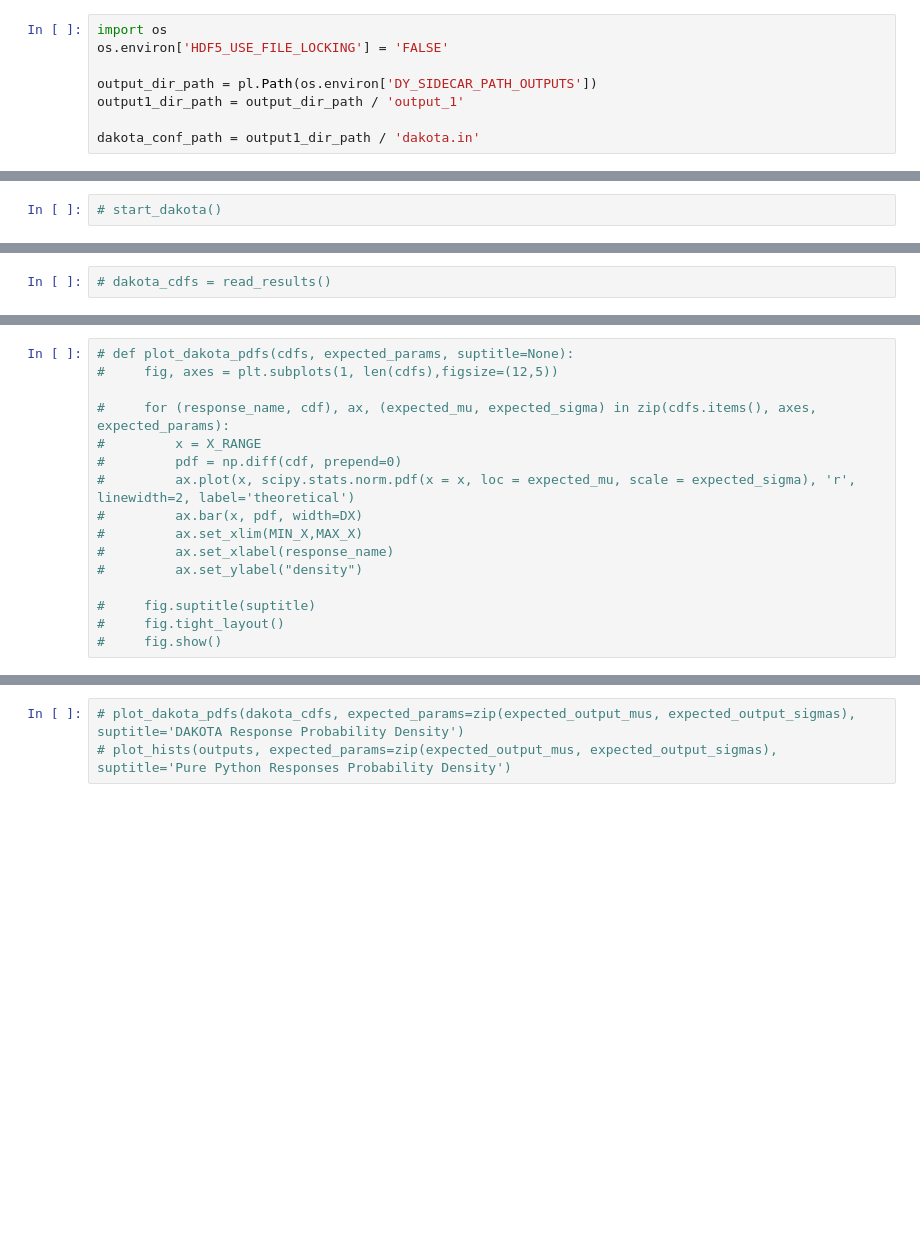
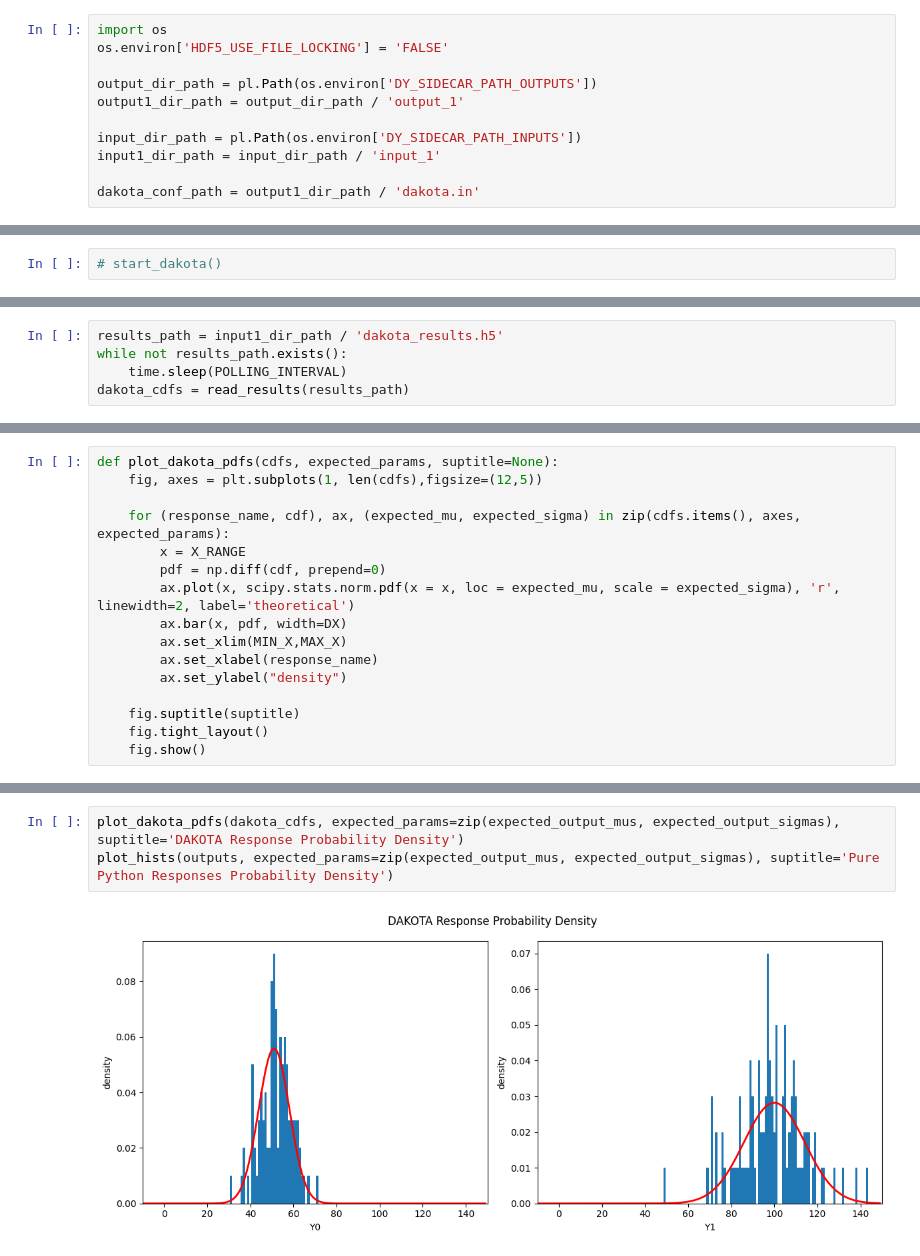
Before and after one commit to wvangeit/uncertprop, a Jupyter notebook: example1/notebook/UQ.ipynb, the cells around one changed output, grey strips where cells are left out. Drawn from its saved outputs; the diff is of its cells as text; blank space fills up the shorter version.

```diff
--- a/example1/notebook/UQ.ipynb
+++ b/example1/notebook/UQ.ipynb
@@ -18,5 +22,8 @@ os.environ['HDF5_USE_FILE_LOCKING'] = 'FALSE'
 output_dir_path = pl.Path(os.environ['DY_SIDECAR_PATH_OUTPUTS'])
 output1_dir_path = output_dir_path / 'output_1'
 
+input_dir_path = pl.Path(os.environ['DY_SIDECAR_PATH_INPUTS'])
+input1_dir_path = input_dir_path / 'input_1'
+
 dakota_conf_path = output1_dir_path / 'dakota.in'
 # %%
@@ -230,2 +260,5 @@ method
 # %%
-# dakota_cdfs = read_results()
+results_path = input1_dir_path / 'dakota_results.h5'
+while not results_path.exists():
+    time.sleep(POLLING_INTERVAL)
+dakota_cdfs = read_results(results_path)
@@ -232,17 +283,17 @@ method
 # %%
-# def plot_dakota_pdfs(cdfs, expected_params, suptitle=None):
-#     fig, axes = plt.subplots(1, len(cdfs),figsize=(12,5))
+def plot_dakota_pdfs(cdfs, expected_params, suptitle=None):
+    fig, axes = plt.subplots(1, len(cdfs),figsize=(12,5))
 
-#     for (response_name, cdf), ax, (expected_mu, expected_sigma) in zip(cdfs.items(), axes, expected_params):
-#         x = X_RANGE
-#         pdf = np.diff(cdf, prepend=0)
-#         ax.plot(x, scipy.stats.norm.pdf(x = x, loc = expected_mu, scale = expected_sigma), 'r', linewidth=2, label='theoretical')
-#         ax.bar(x, pdf, width=DX)
-#         ax.set_xlim(MIN_X,MAX_X)
-#         ax.set_xlabel(response_name)
-#         ax.set_ylabel("density")
+    for (response_name, cdf), ax, (expected_mu, expected_sigma) in zip(cdfs.items(), axes, expected_params):
+        x = X_RANGE
+        pdf = np.diff(cdf, prepend=0)
+        ax.plot(x, scipy.stats.norm.pdf(x = x, loc = expected_mu, scale = expected_sigma), 'r', linewidth=2, label='theoretical')
+        ax.bar(x, pdf, width=DX)
+        ax.set_xlim(MIN_X,MAX_X)
+        ax.set_xlabel(response_name)
+        ax.set_ylabel("density")
 
-#     fig.suptitle(suptitle)
-#     fig.tight_layout()
-#     fig.show()
+    fig.suptitle(suptitle)
+    fig.tight_layout()
+    fig.show()
 # %%
@@ -263,3 +314,5 @@ method
 # %%
-# plot_dakota_pdfs(dakota_cdfs, expected_params=zip(expected_output_mus, expected_output_sigmas), suptitle='DAKOTA Response Probability Density')
-# plot_hists(outputs, expected_params=zip(expected_output_mus, expected_output_sigmas), suptitle='Pure Python Responses Probability Density')
+plot_dakota_pdfs(dakota_cdfs, expected_params=zip(expected_output_mus, expected_output_sigmas), suptitle='DAKOTA Response Probability Density')
+plot_hists(outputs, expected_params=zip(expected_output_mus, expected_output_sigmas), suptitle='Pure Python Responses Probability Density')
+# %% [output]
+[figure, added]
```
Also changed, not shown: parts of 13 cells of this notebook, 5 other files.
